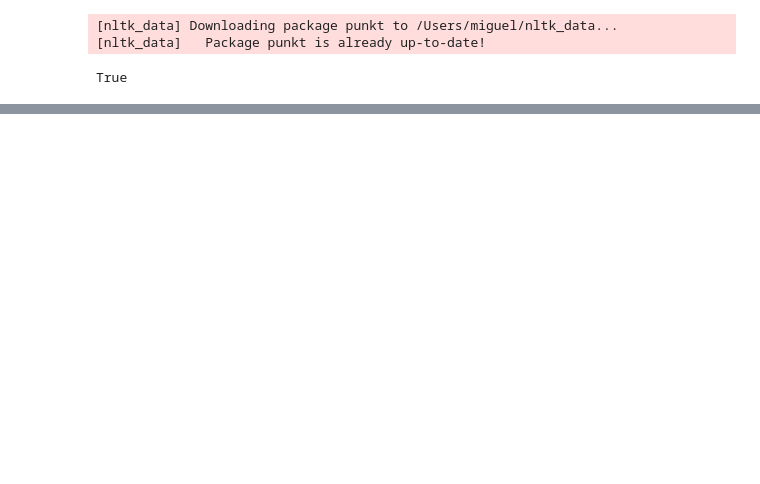
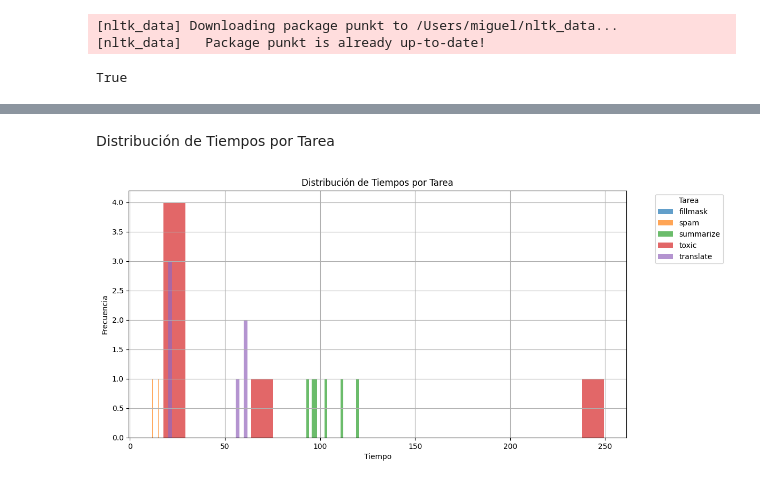
Before and after one commit to migromarj/MLE-MT-LM, a Jupyter notebook: MLE-MT-LM.ipynb, the cells around one changed output, grey strips where cells are left out. Drawn from its saved outputs; the diff is of its cells as text; code cells hidden in the pictures; blank space fills up the shorter version.

```diff
--- a/MLE-MT-LM.ipynb
+++ b/MLE-MT-LM.ipynb
@@ -269,0 +291,12 @@ Output 2: [{'score': 0.04555308073759079, 'token': 9069, 'token_str': ' god', 's
+# %% [markdown]
+Distribución de Tiempos por Tarea
+# %%
+plt.figure(figsize=(12, 6))
+df.groupby('Task')['Time'].hist(alpha=0.7, bins=20, stacked=True, legend=True, figsize=(12, 6))
+plt.title('Distribución de Tiempos por Tarea')
+plt.xlabel('Tiempo')
+plt.ylabel('Frecuencia')
+plt.legend(title='Tarea', bbox_to_anchor=(1.05, 1), loc='upper left')
+plt.show()
+# %% [output]
+[figure, added]
```
Also changed, not shown: parts of 60 cells of this notebook, 18 other files.
